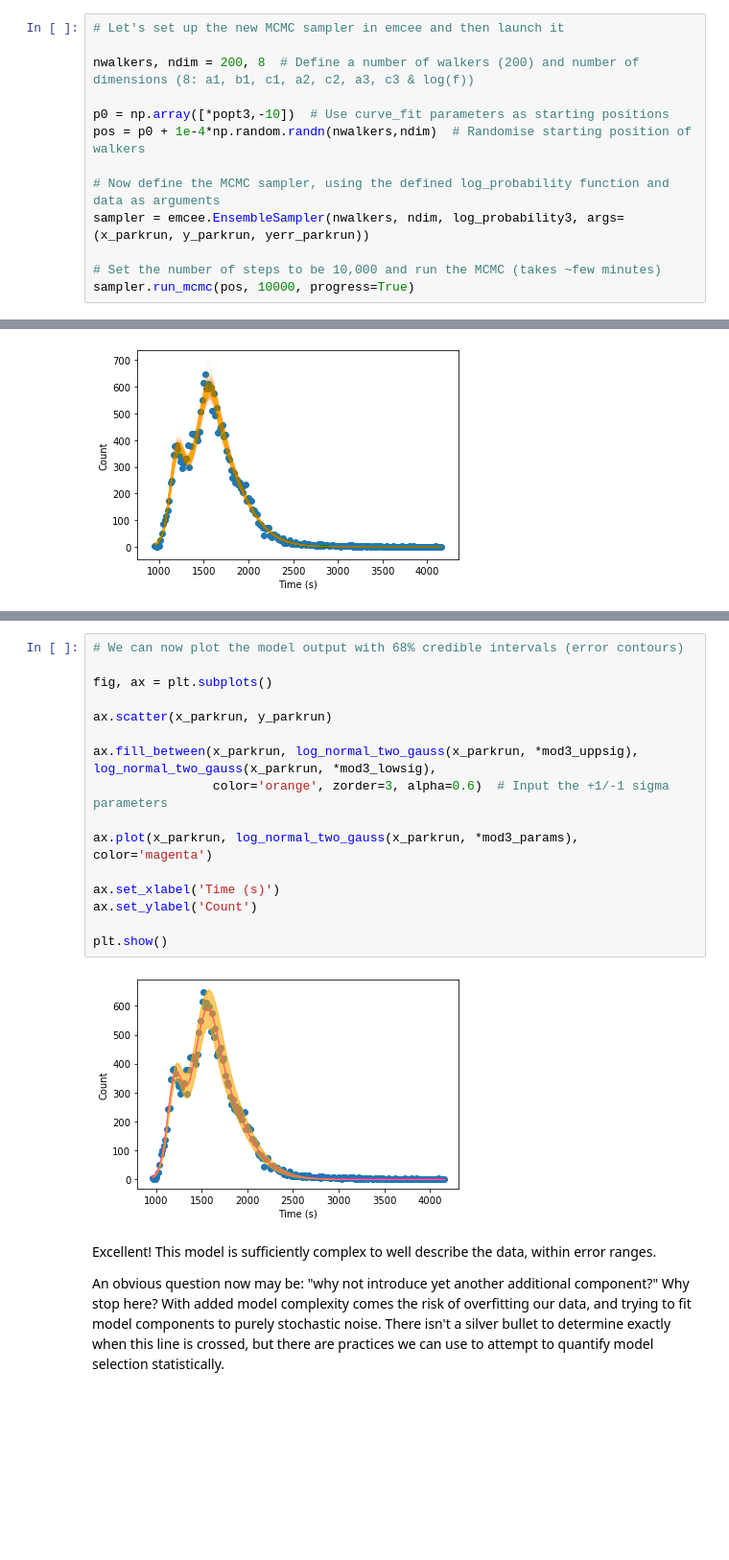
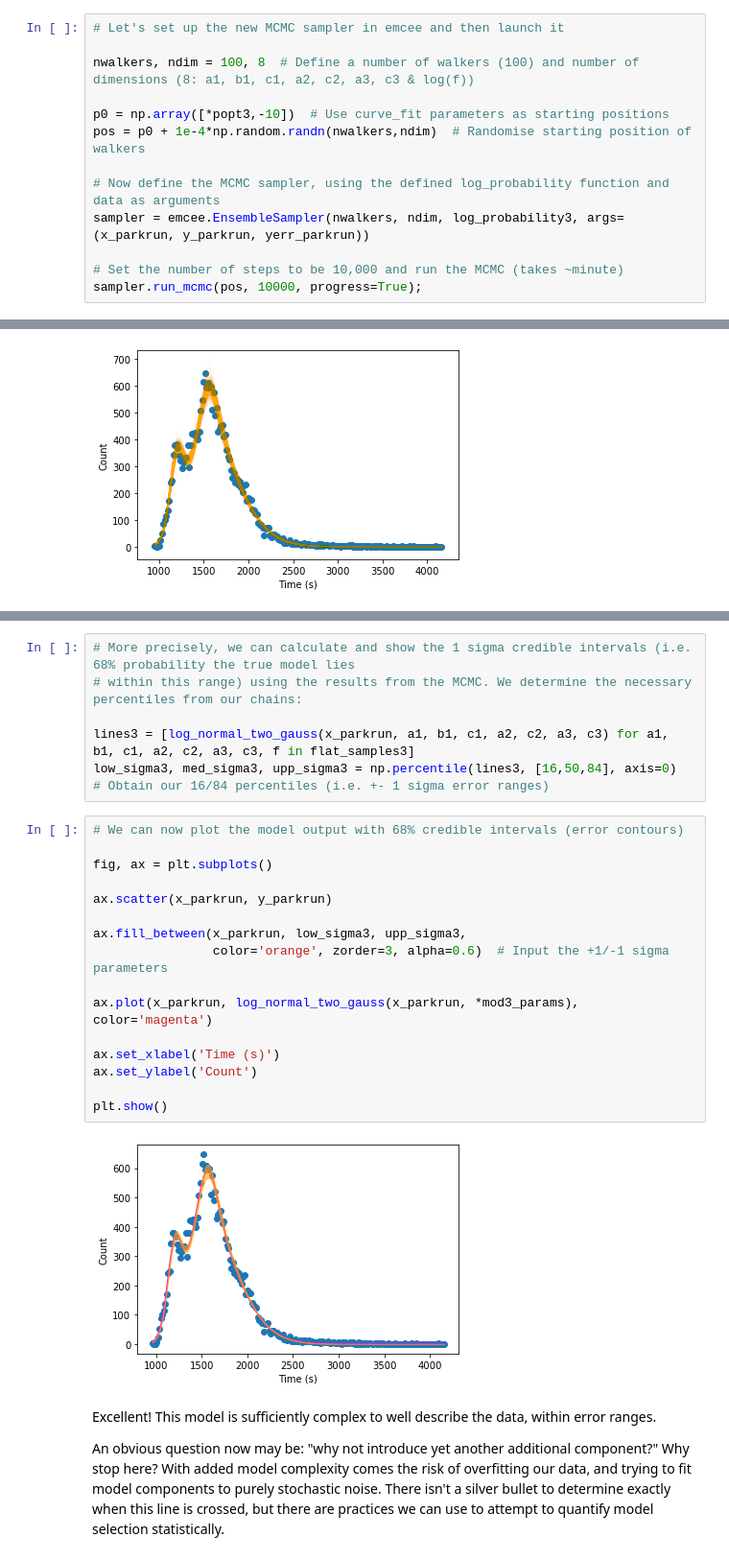
Before and after one commit to dashton94/parkrun_statistical_modelling, a Jupyter notebook: Statistical_modelling_5k_races.ipynb, the cells around one changed output, grey strips where cells are left out. Shown at 96% size. Saved outputs shown, nothing was run; the diff lists cells and outputs as text; blank space fills up the shorter version.

Commit message:
Updates to emcee cells: print outputs & walkers

```diff
--- a/Statistical_modelling_5k_races.ipynb
+++ b/Statistical_modelling_5k_races.ipynb
@@ -686,7 +640,7 @@ def log_probability3(theta, x, y, yerr):
 # %%
 # Let's set up the new MCMC sampler in emcee and then launch it
 
-nwalkers, ndim = 200, 8  # Define a number of walkers (200) and number of dimensions (8: a1, b1, c1, a2, c2, a3, c3 & log(f))
+nwalkers, ndim = 100, 8  # Define a number of walkers (100) and number of dimensions (8: a1, b1, c1, a2, c2, a3, c3 & log(f))
 
 p0 = np.array([*popt3,-10])  # Use curve_fit parameters as starting positions
 pos = p0 + 1e-4*np.random.randn(nwalkers,ndim)  # Randomise starting position of walkers
@@ -694,5 +648,5 @@ pos = p0 + 1e-4*np.random.randn(nwalkers,ndim)  # Randomise starting position of
 # Now define the MCMC sampler, using the defined log_probability function and data as arguments
 sampler = emcee.EnsembleSampler(nwalkers, ndim, log_probability3, args=(x_parkrun, y_parkrun, yerr_parkrun))
 
-# Set the number of steps to be 10,000 and run the MCMC (takes ~few minutes)
-sampler.run_mcmc(pos, 10000, progress=True)
+# Set the number of steps to be 10,000 and run the MCMC (takes ~minute)
+sampler.run_mcmc(pos, 10000, progress=True);
@@ -815,21 +742,27 @@ mod3_lowsig = np.array(mod3_params) - np.array(mod3_low)  # The -1 sigma paramet
+# %%
+# More precisely, we can calculate and show the 1 sigma credible intervals (i.e. 68% probability the true model lies
+# within this range) using the results from the MCMC. We determine the necessary percentiles from our chains:
+
+lines3 = [log_normal_two_gauss(x_parkrun, a1, b1, c1, a2, c2, a3, c3) for a1, b1, c1, a2, c2, a3, c3, f in flat_samples3]
+low_sigma3, med_sigma3, upp_sigma3 = np.percentile(lines3, [16,50,84], axis=0)  # Obtain our 16/84 percentiles (i.e. +- 1 sigma error ranges)
 # %%
 # We can now plot the model output with 68% credible intervals (error contours)
 
 fig, ax = plt.subplots()
 
 ax.scatter(x_parkrun, y_parkrun)
 
-ax.fill_between(x_parkrun, log_normal_two_gauss(x_parkrun, *mod3_uppsig), log_normal_two_gauss(x_parkrun, *mod3_lowsig),
+ax.fill_between(x_parkrun, low_sigma3, upp_sigma3,
                 color='orange', zorder=3, alpha=0.6)  # Input the +1/-1 sigma parameters
 
 ax.plot(x_parkrun, log_normal_two_gauss(x_parkrun, *mod3_params), color='magenta')
 
 ax.set_xlabel('Time (s)')
 ax.set_ylabel('Count')
 
 plt.show()
 # %% [output]
-[figure, old version]
+[figure, new version]
 # %% [markdown]
 Excellent! This model is sufficiently complex to well describe the data, within error ranges.
 
```
Also changed, not shown: parts of 17 cells of this notebook.
